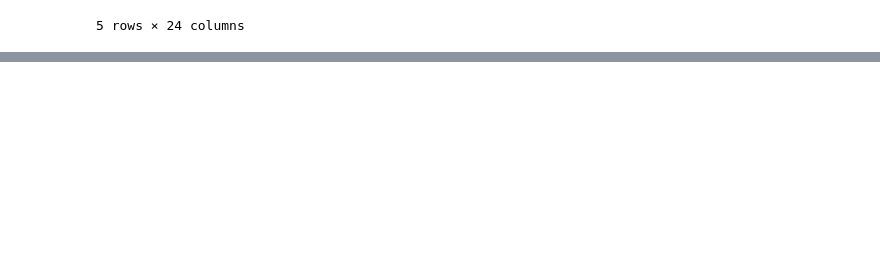
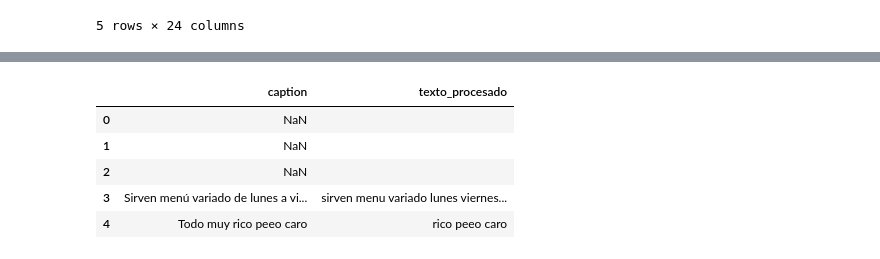
Before and after one commit to portainformacion/WaComer, a Jupyter notebook: Trabajo.ipynb, the cells around one changed output, grey strips where cells are left out. Cells and saved outputs as stored; diff of their text form; code cells hidden in the pictures; blank space fills up the shorter version.

```diff
--- a/Trabajo.ipynb
+++ b/Trabajo.ipynb
@@ -61,0 +117,21 @@ df.head()
+# %%
+nltk.download("stopwords")
+
+stopwords_es= set(stopwords.words("spanish"))
+# agregamos palabras comunes que no aportan mucho
+stopwords_extra = {
+    "restaurante", "lugar", "comida", "servicio", "si", "mas", "muy",
+    "solo", "bien", "mal", "vez", "tambien", "tan", "hace", "hacer"
+}
+
+stopwords_total = stopwords_es.union(stopwords_extra)
+
+def remover_stopwords(texto):
+    tokens = texto.split()
+    tokens = [t for t in tokens if t not in stopwords_total and len(t) > 2]
+    return " ".join(tokens)
+
+df["texto_procesado"] = df["texto_limpio"].apply(remover_stopwords)
+
+df[["caption", "texto_procesado"]].head()
+# %% [output]
@@ -61,0 +141,6 @@ df.head()
+|  | caption | texto_procesado |
+| 0 | NaN |  |
+| 1 | NaN |  |
+| 2 | NaN |  |
+| 3 | Sirven menú variado de lunes a vi... | sirven menu variado lunes viernes... |
+| 4 | Todo muy rico peeo caro | rico peeo caro |
```
Also changed, not shown: parts of 9 cells of this notebook.
